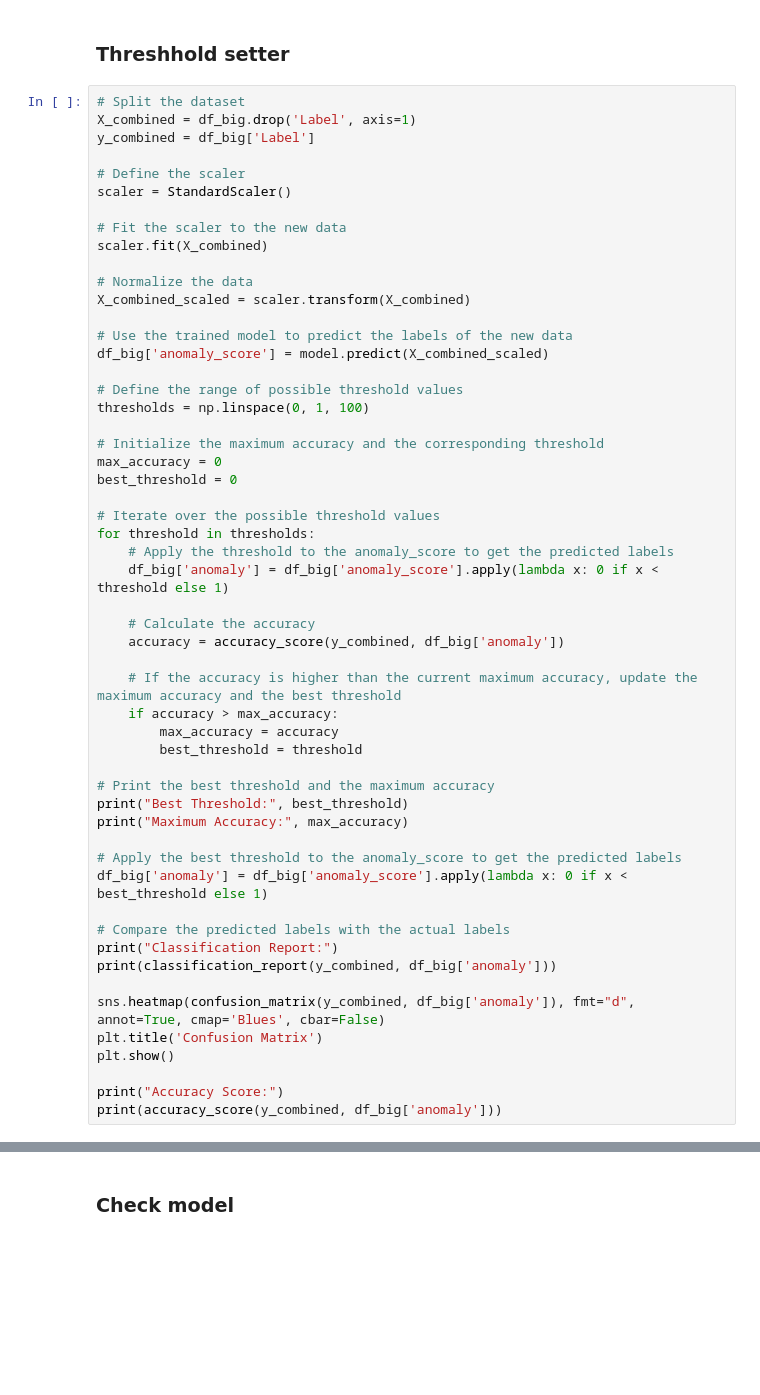
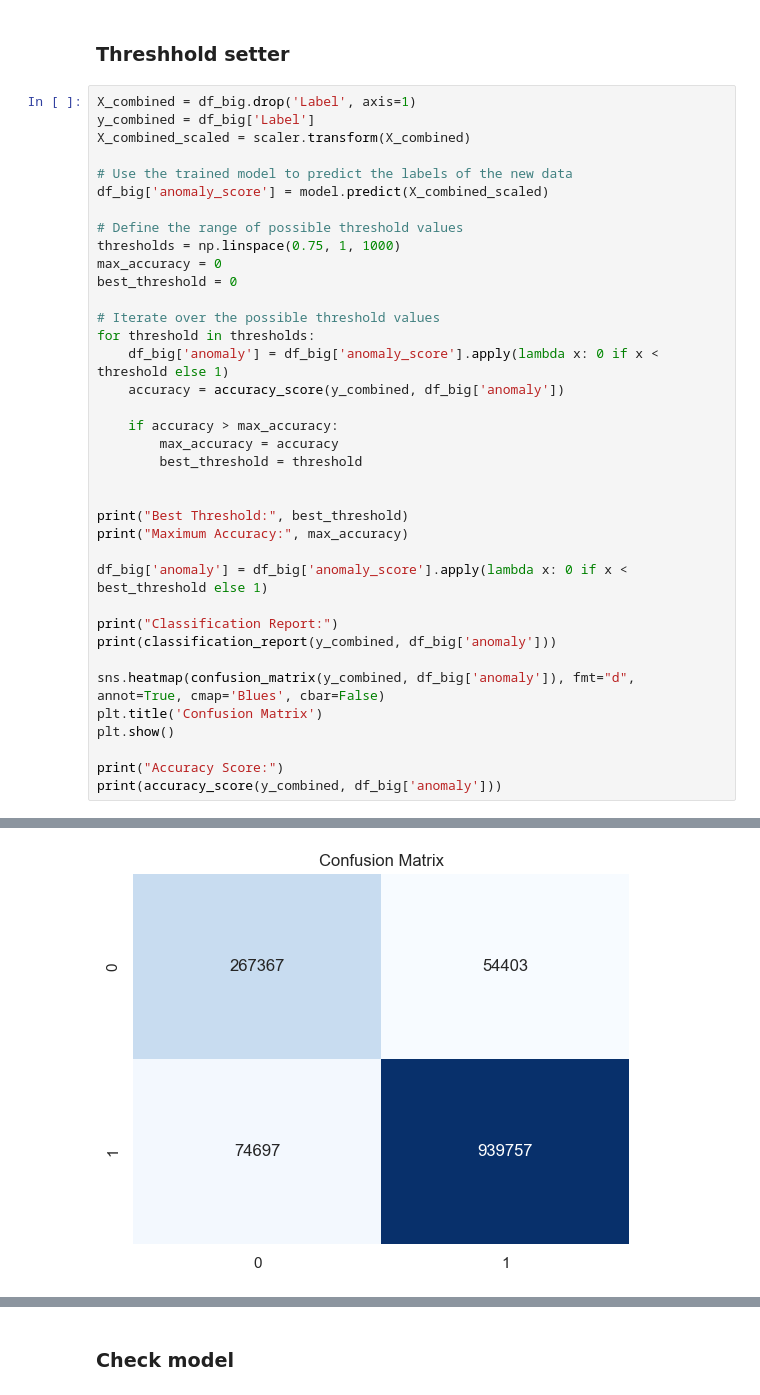
Before and after one commit to dwdwjtwcz/ids2017-anomaly-detection, a Jupyter notebook: models.ipynb, the cells around one changed output, grey strips where cells are left out. Saved outputs shown, nothing was run; the diff lists cells and outputs as text; blank space fills up the shorter version.

```diff
--- a/models.ipynb
+++ b/models.ipynb
@@ -364,50 +378,33 @@ Name: count, dtype: int64
 # %% [markdown]
 ### Threshhold setter
 # %%
-# Split the dataset
 X_combined = df_big.drop('Label', axis=1)
 y_combined = df_big['Label']
-
-# Define the scaler
-scaler = StandardScaler()
-
-# Fit the scaler to the new data
-scaler.fit(X_combined)
-
-# Normalize the data
 X_combined_scaled = scaler.transform(X_combined)
 
 # Use the trained model to predict the labels of the new data
 df_big['anomaly_score'] = model.predict(X_combined_scaled)
 
 # Define the range of possible threshold values
-thresholds = np.linspace(0, 1, 100)
-
-# Initialize the maximum accuracy and the corresponding threshold
+thresholds = np.linspace(0.75, 1, 1000)
 max_accuracy = 0
 best_threshold = 0
 
 # Iterate over the possible threshold values
 for threshold in thresholds:
-    # Apply the threshold to the anomaly_score to get the predicted labels
     df_big['anomaly'] = df_big['anomaly_score'].apply(lambda x: 0 if x < threshold else 1)
-
-    # Calculate the accuracy
     accuracy = accuracy_score(y_combined, df_big['anomaly'])
 
-    # If the accuracy is higher than the current maximum accuracy, update the maximum accuracy and the best threshold
     if accuracy > max_accuracy:
         max_accuracy = accuracy
         best_threshold = threshold
 
-# Print the best threshold and the maximum accuracy
+
 print("Best Threshold:", best_threshold)
 print("Maximum Accuracy:", max_accuracy)
 
-# Apply the best threshold to the anomaly_score to get the predicted labels
 df_big['anomaly'] = df_big['anomaly_score'].apply(lambda x: 0 if x < best_threshold else 1)
 
-# Compare the predicted labels with the actual labels
 print("Classification Report:")
 print(classification_report(y_combined, df_big['anomaly']))
 
@@ -424,0 +430 @@ Classification Report:
+[figure, added]
```
Also changed, not shown: parts of 8 cells of this notebook.
